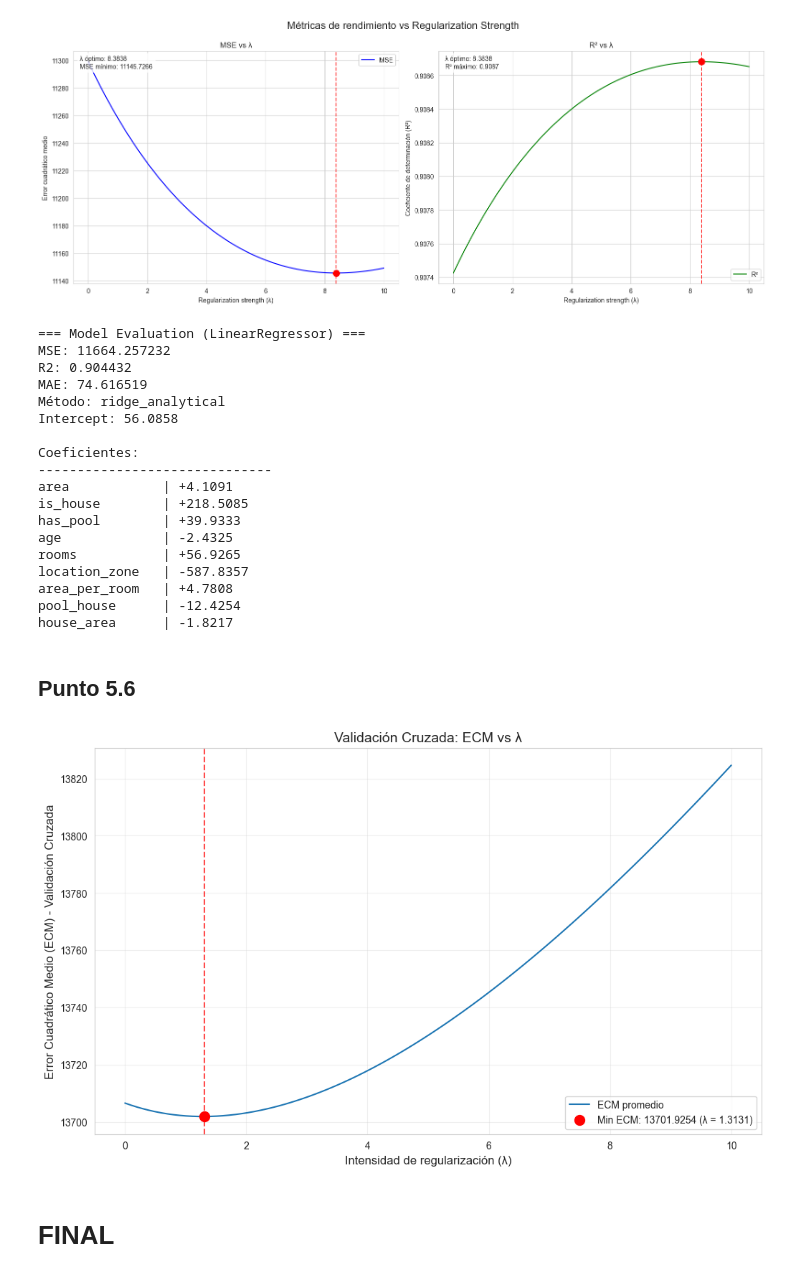
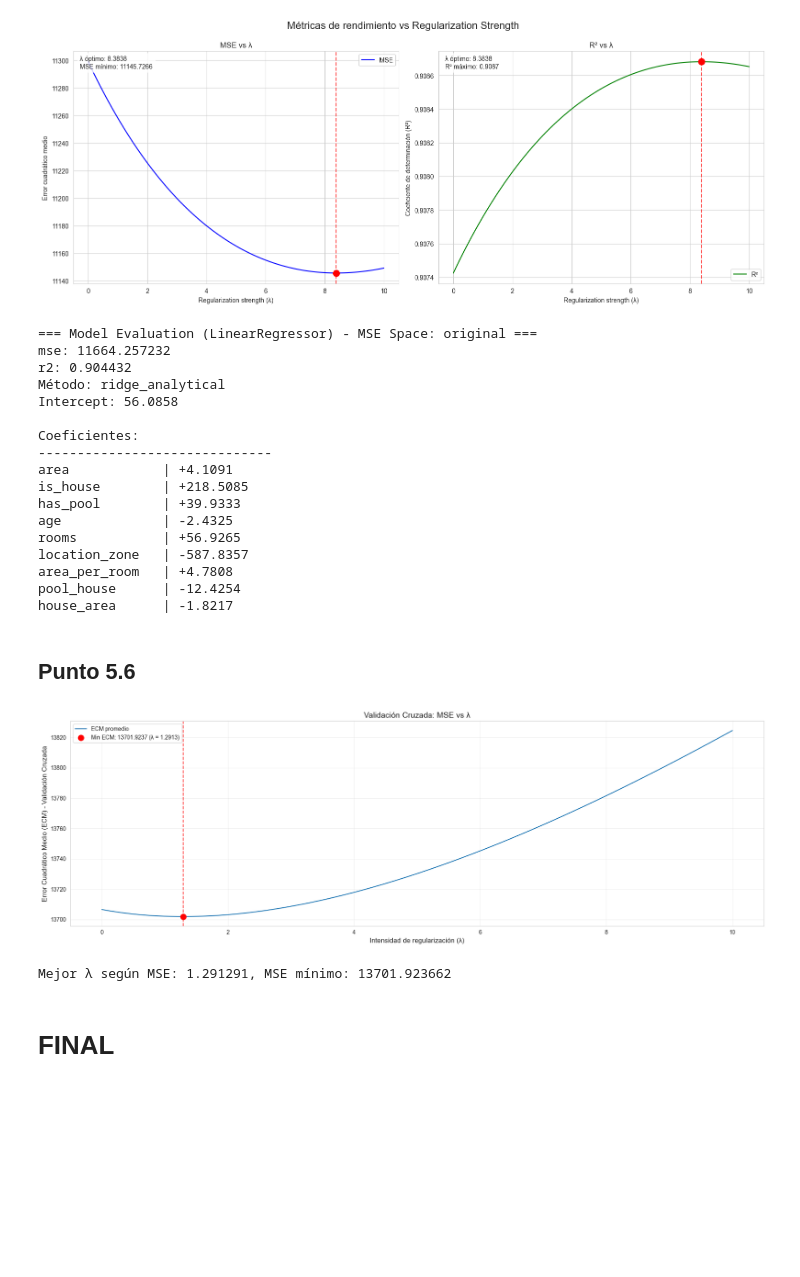
Before and after one commit to frizynn/tp1-machine-learning, a Jupyter notebook: src/Entrega_Tp1.ipynb, the cells around one changed output. Saved outputs shown, nothing was run; the diff lists cells and outputs as text; code cells hidden in the pictures; blank space fills up the shorter version.

Commit message:
Refactor data processing and model evaluation functions; remove unused CSV file. Update execution counts in Jupyter notebook and enhance metrics calculations in utils.

```diff
--- a/src/Entrega_Tp1.ipynb
+++ b/src/Entrega_Tp1.ipynb
@@ -1037,13 +1036,12 @@ results_ridge = train_and_evaluate_model(
                 'alpha': min_lambda_ridge,
                 'regularization': 'l2'
                 },
-    metrics=['mse', 'r2', 'mae']
+    metrics=[mse_score, r2_score]
     )
 # %% [output]
-=== Model Evaluation (LinearRegressor) ===
-MSE: 11664.257232
-R2: 0.904432
-MAE: 74.616519
+=== Model Evaluation (LinearRegressor) - MSE Space: original ===
+mse: 11664.257232
+r2: 0.904432
 Método: ridge_analytical
 Intercept: 56.0858
 
@@ -1063,26 +1061,44 @@ house_area      | -1.8217
 # %%
 import numpy as np
 import pandas as pd
 import matplotlib.pyplot as plt
-from utils.data import cross_validate_lambda
+from models.regression.linear_regressor import LinearRegressor
+from utils.data import cross_validate_lambda, mse_score, r2_score
 from utils.visuals import plot_cv_results
 
 df = pd.read_csv(r"../data/processed/casas_dev_eng.csv")
 y = df['price']
 X = df.drop(columns=['price'])
 
-lambdas = np.linspace(0, 10, 100)
+lambdas = np.linspace(0, 10, 1000)
 
-optimal_lambda, min_cv_mse, cv_mse_scores = cross_validate_lambda(
+optimal_lambda, min_cv_error, cv_error_scores = cross_validate_lambda(
     X, y, lambdas, LinearRegressor, n_splits=10, method='pseudo_inverse',
-    regularization='l2', normalize=True, random_state=12
+    regularization='l2', normalize=True, random_state=12,
+    metrics=[mse_score],
+    variable='penalty'
 )
 
-ax = plot_cv_results(lambdas, cv_mse_scores, optimal_lambda, min_cv_mse,
-                        title="Validación Cruzada: ECM vs λ")
+fig, ax1 = plt.subplots(1, 1, figsize=(18, 6))
+
+# Plot para MSE
+ax1 = plot_cv_results(
+    lambdas,
+    cv_error_scores['mse'],
+    optimal_lambda['mse'],
+    min_cv_error['mse'],
+    title="Validación Cruzada: MSE vs λ",
+    ax=ax1
+)
+
+
+plt.tight_layout()
 plt.show()
+
+print(f"Mejor λ según MSE: {optimal_lambda['mse']:.6f}, MSE mínimo: {min_cv_error['mse']:.6f}")
 # %% [output]
-[figure, old version]
+[figure, new version]
+Mejor λ según MSE: 1.291291, MSE mínimo: 13701.923662
 # %% [markdown]
 # FINAL
 # %%
```
Also changed, not shown: parts of 38 cells of this notebook, 7 other files.
